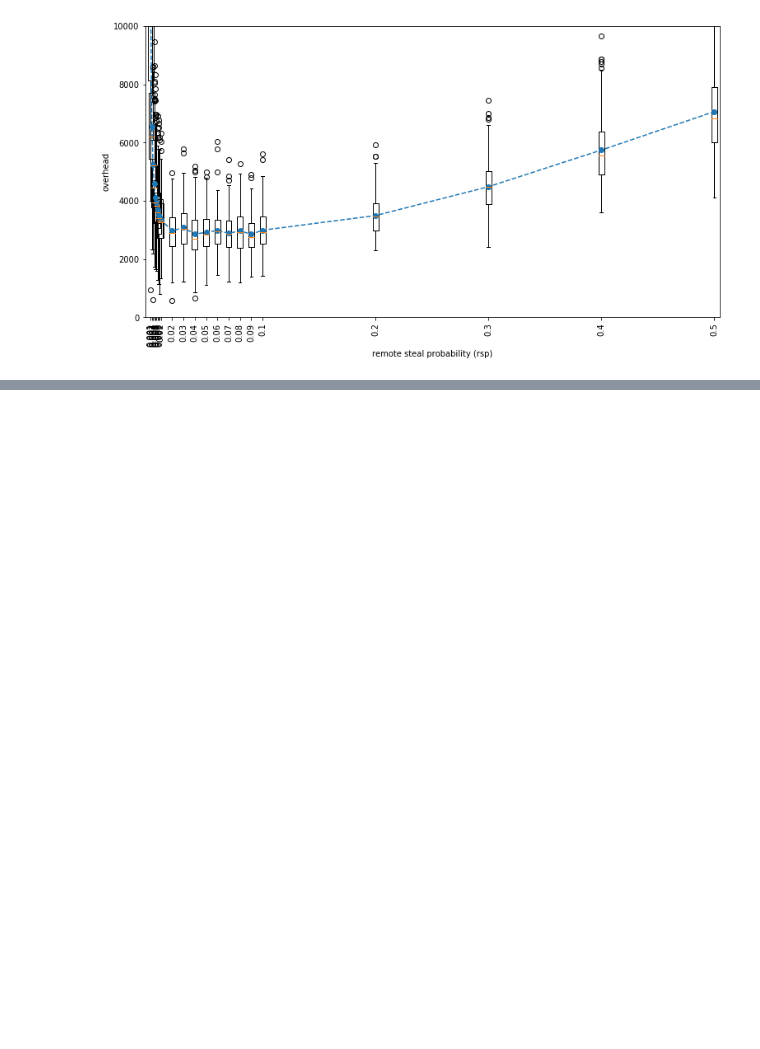
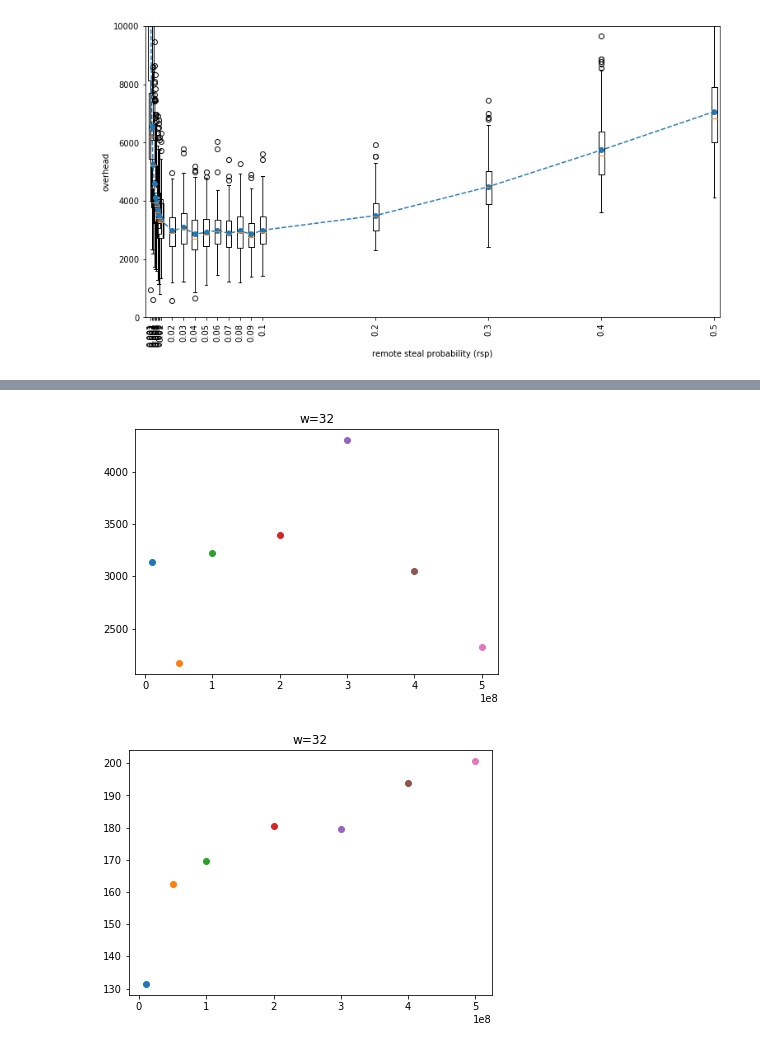
Before and after one commit to wagnerf42/ws-simulator, a Jupyter notebook: result/strategy/simulation_ipynb/simulation_thesis_proba.ipynb, the cells around one changed output, grey strips where cells are left out. Cells and saved outputs as stored; diff of their text form; code cells hidden in the pictures; blank space fills up the shorter version.

```diff
--- a/result/strategy/simulation_ipynb/simulation_thesis_proba.ipynb
+++ b/result/strategy/simulation_ipynb/simulation_thesis_proba.ipynb
@@ -349,0 +484,23 @@ plt.legend()
+# %%
+fig = plt.figure()
+fig.set_size_inches(6.5, 4.5, forward=True)
+
+for k in best_w_i.keys():
+    if k[0] == 32 and k[1] in [256]:
+        for i in best_w_i[k].keys():
+            plt.title("w="+str(k[0]))
+            plt.plot(i, best_w_i[k][i], "o-", label="$w$="+str(i))
+            #plt.legend()
+
+fig = plt.figure()
+fig.set_size_inches(6.5, 4.5, forward=True)
+
+for k in best_w_e.keys():
+    if k[0] == 32 and k[1] in [256]:
+        for i in best_w_e[k].keys():
+            plt.title("w="+str(k[0]))
+            plt.plot(i, best_w_e[k][i], "o-", label="$w$="+str(i))
+            #plt.legend()
+# %% [output]
+[figure, added]
+[figure, added]
```
Also changed, not shown: parts of 14 cells of this notebook, 5 other files.
